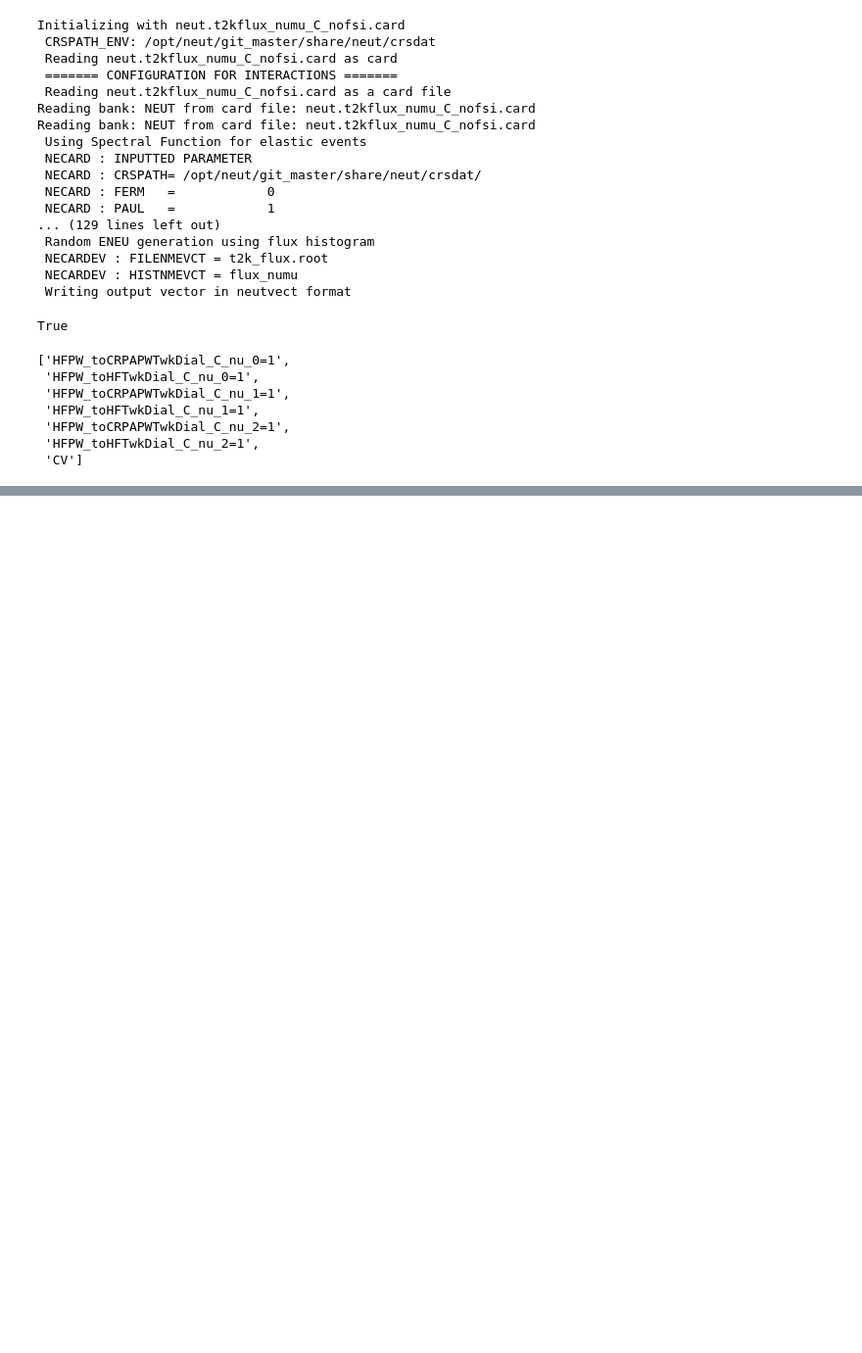
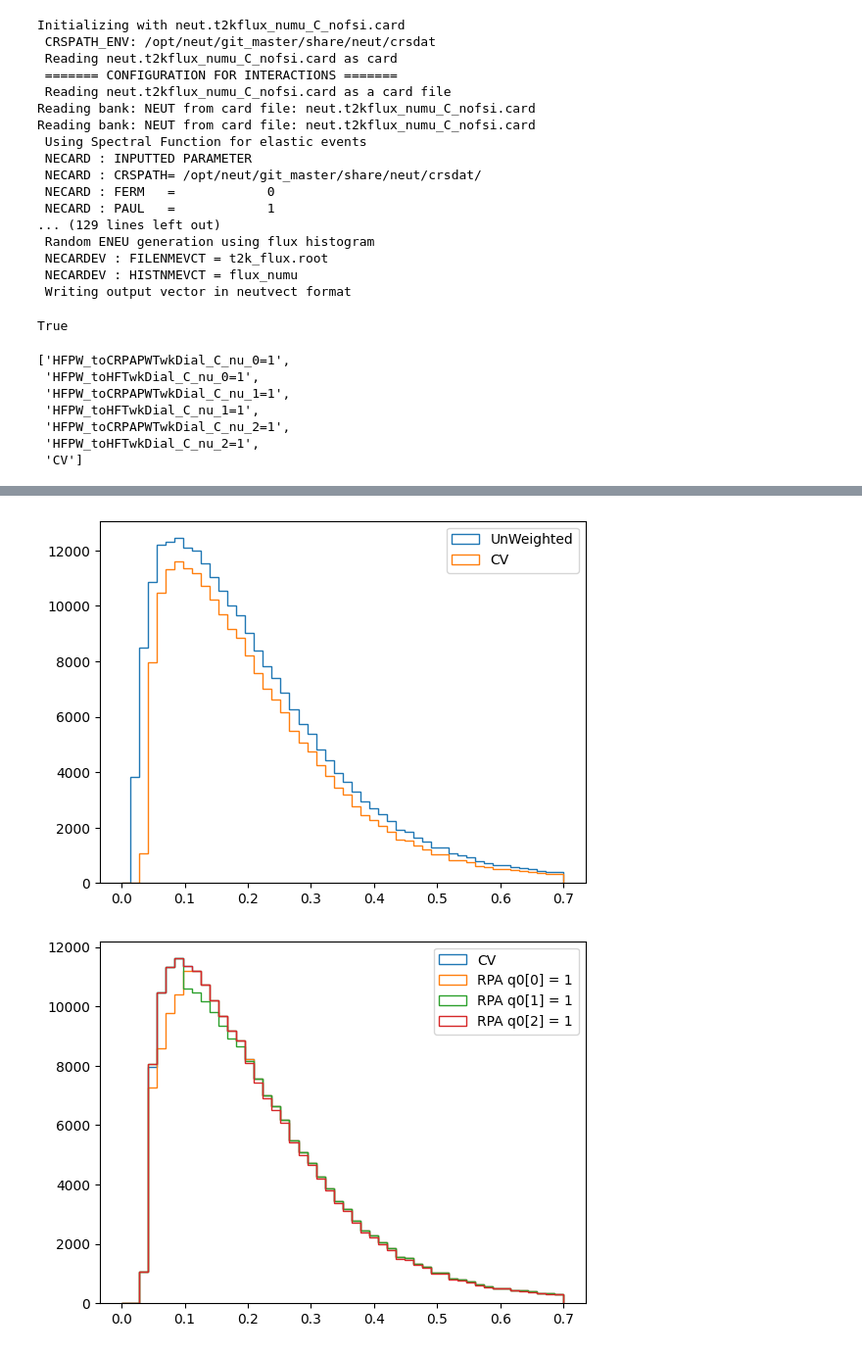
Before and after one commit to NUISANCEMC/nuisance3, a Jupyter notebook: notebooks/T2KReWeight.ipynb, the cells around one changed output, grey strips where cells are left out. Shown at 98% size. Saved outputs shown, nothing was run; the diff lists cells and outputs as text; code cells hidden in the pictures; blank space fills up the shorter version.

Commit message:
fixes recordbatch family of fill functions

```diff
--- a/notebooks/T2KReWeight.ipynb
+++ b/notebooks/T2KReWeight.ipynb
@@ -95,7 +95,7 @@ def wghts(ev):
         resp.append(t2krw.calc_weight(ev))
     return resp
 # %%
-fg = pn.EventFrameGen(evs, 1000000)\
+fg = pn.EventFrameGen(evs, 250000)\
   .filter(pps.select.process_id_exact(200)) \
   .add_columns(["enu","q0","q3","Q2Lep"], pps.project.get_vect("enuq0q3Q2Lep_GeV")) \
   .add_columns(colnames, wghts)
@@ -124,32 +146,35 @@ chunk = fg.firstArrow()
 # %%
 q0h = pn.HistFrame(pn.Binning.lin_space(0,0.7,50))
-q0h.fill_weighted_columns_from_EventFrame(chunk,["q0"],
+q0h.fill_weighted_columns_from_RecordBatch(chunk,["q0"],
                                           [ "CV",
                                             "HFPW_toCRPAPWTwkDial_C_nu_0=1",
                                             "HFPW_toCRPAPWTwkDial_C_nu_1=1",
                                             "HFPW_toCRPAPWTwkDial_C_nu_2=1",
                                             "HFPW_toHFTwkDial_C_nu_0=1",
                                             "HFPW_toHFTwkDial_C_nu_1=1",
                                             "HFPW_toHFTwkDial_C_nu_2=1"])
 
 q0h.mpl().hist(histtype='step', label="UnWeighted")
 q0h.mpl().hist(col="CV", histtype='step', label="CV")
 
 pn.plt.legend()
 pn.plt.show()
 
 q0h.mpl().hist(col="CV", histtype='step', label="CV")
 q0h.mpl().hist(col="HFPW_toCRPAPWTwkDial_C_nu_0=1", histtype='step', label="RPA q0[0] = 1")
 q0h.mpl().hist(col="HFPW_toCRPAPWTwkDial_C_nu_1=1", histtype='step', label="RPA q0[1] = 1")
 q0h.mpl().hist(col="HFPW_toCRPAPWTwkDial_C_nu_2=1", histtype='step', label="RPA q0[2] = 1")
 
 pn.plt.legend()
 pn.plt.show()
 
 q0h.mpl().hist(col="CV", histtype='step', label="CV")
 q0h.mpl().hist(col="HFPW_toHFTwkDial_C_nu_0=1", histtype='step', label="FSI q0[0] = 1")
 q0h.mpl().hist(col="HFPW_toHFTwkDial_C_nu_1=1", histtype='step', label="FSI q0[1] = 1")
 q0h.mpl().hist(col="HFPW_toHFTwkDial_C_nu_2=1", histtype='step', label="FSI q0[2] = 1")
 
 pn.plt.legend()
 pn.plt.show()
+# %% [output]
+[figure, added]
+[figure, added]
```
Also changed, not shown: parts of 7 cells of this notebook, 3 other files.
